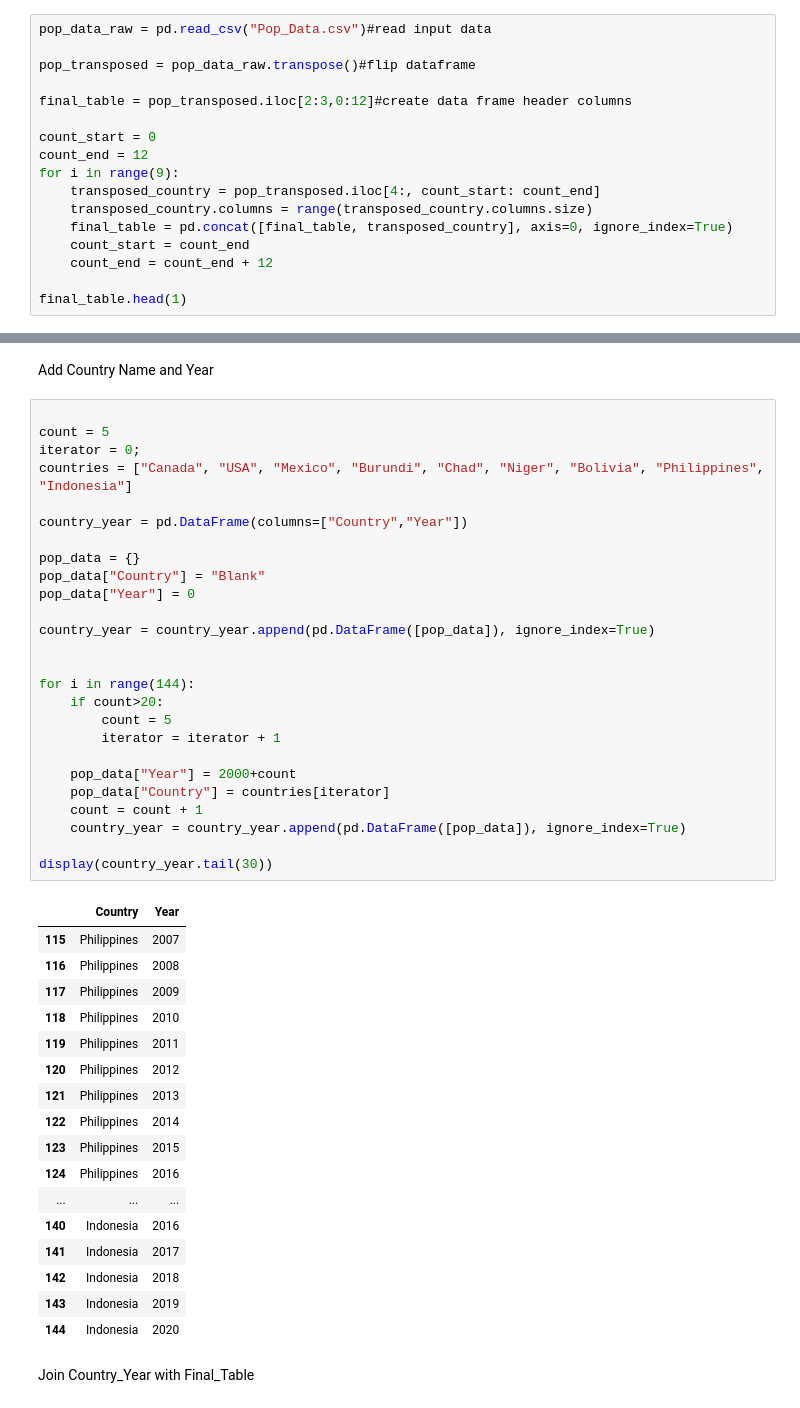
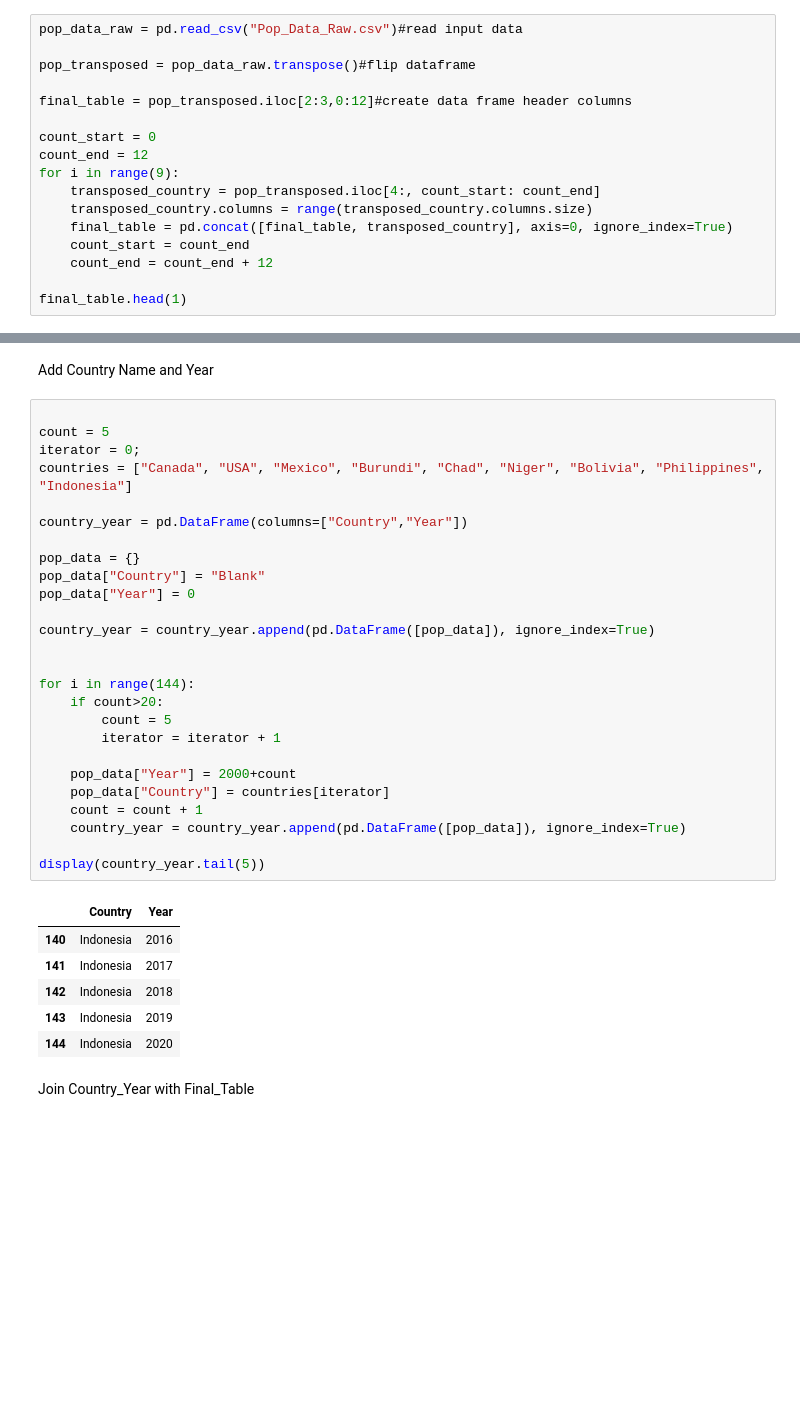
Before and after one commit to ajay-mundi/HealthDataMart, a Jupyter notebook: Data Staging/Population.ipynb, the cells around one changed output, grey strips where cells are left out. Saved outputs shown, nothing was run; the diff lists cells and outputs as text; blank space fills up the shorter version.

Commit message:
Country Processing Code

```diff
--- a/Data Staging/Population.ipynb
+++ b/Data Staging/Population.ipynb
@@ -12,7 +12,7 @@ warnings.filterwarnings("ignore")
 # %% [markdown]
 Read Data with Pandas
 # %%
-pop_data_raw = pd.read_csv("Pop_Data.csv")#read input data
+pop_data_raw = pd.read_csv("Pop_Data_Raw.csv")#read input data
 
 pop_transposed = pop_data_raw.transpose()#flip dataframe
 
@@ -41,42 +41,31 @@ Add Country Name and Year
 # %%
 
 count = 5
 iterator = 0;
 countries = ["Canada", "USA", "Mexico", "Burundi", "Chad", "Niger", "Bolivia", "Philippines", "Indonesia"]
 
 country_year = pd.DataFrame(columns=["Country","Year"])
 
 pop_data = {}
 pop_data["Country"] = "Blank"
 pop_data["Year"] = 0
 
 country_year = country_year.append(pd.DataFrame([pop_data]), ignore_index=True)
 
 
 for i in range(144):
     if count>20:
         count = 5
         iterator = iterator + 1
 
     pop_data["Year"] = 2000+count
     pop_data["Country"] = countries[iterator]
     count = count + 1
     country_year = country_year.append(pd.DataFrame([pop_data]), ignore_index=True)
 
-display(country_year.tail(30))
+display(country_year.tail(5))
 # %% [output]
 |  | Country | Year |
-| 115 | Philippines | 2007 |
-| 116 | Philippines | 2008 |
-| 117 | Philippines | 2009 |
-| 118 | Philippines | 2010 |
-| 119 | Philippines | 2011 |
-| 120 | Philippines | 2012 |
-| 121 | Philippines | 2013 |
-| 122 | Philippines | 2014 |
-| 123 | Philippines | 2015 |
-| 124 | Philippines | 2016 |
-| ... | ... | ... |
 | 140 | Indonesia | 2016 |
 | 141 | Indonesia | 2017 |
 | 142 | Indonesia | 2018 |
```
Also changed, not shown: 3 other files.
